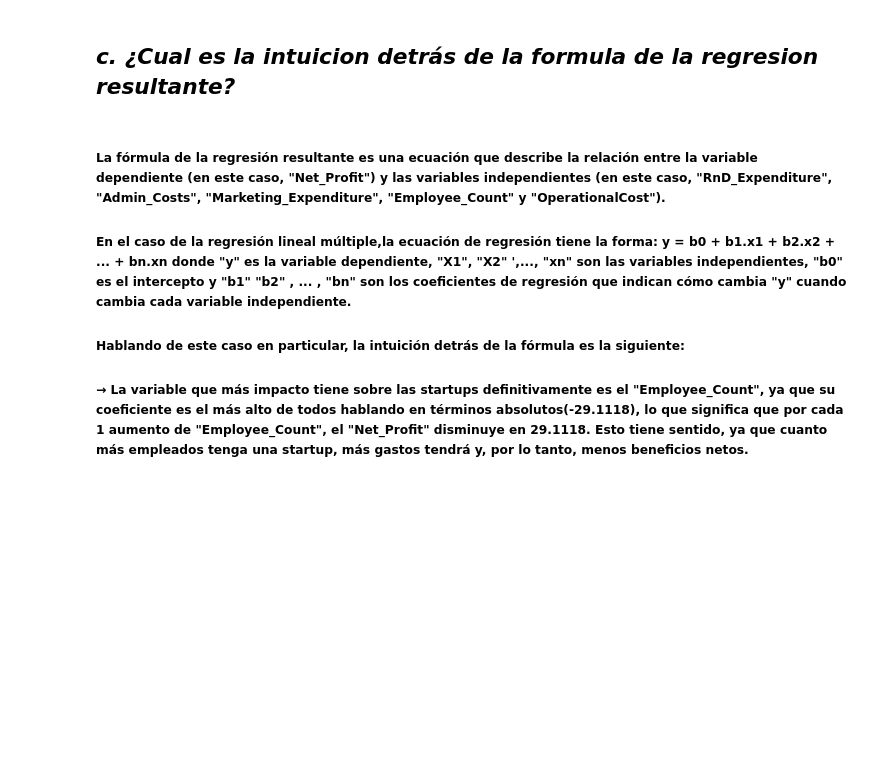
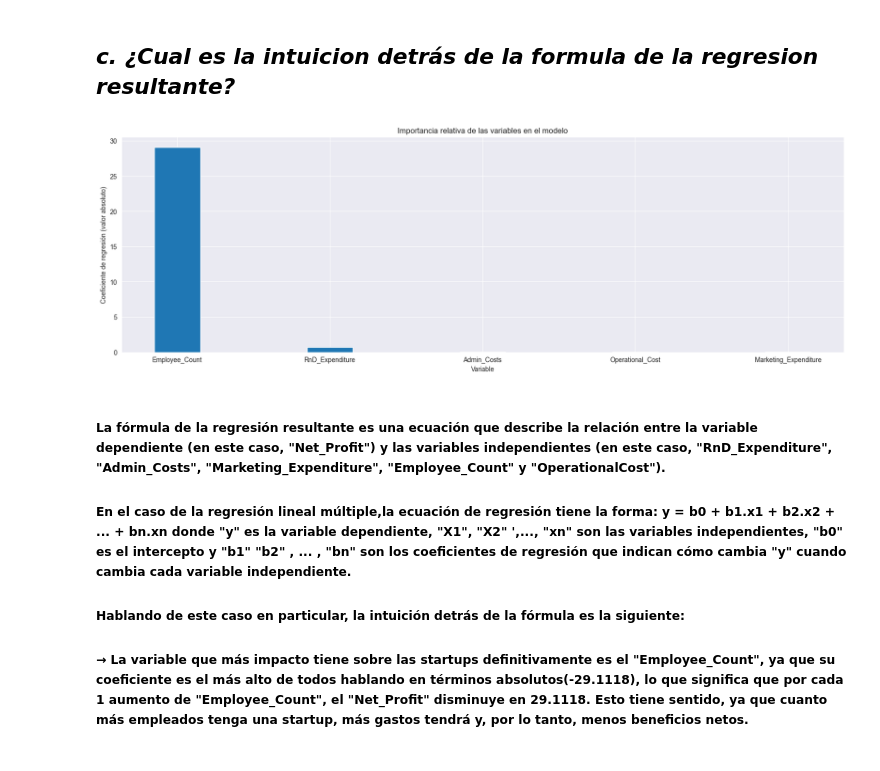
Before and after one commit to lnastri25/POO_UCEMA, a Jupyter notebook: trabajos_practicos/tp_datos/3-startups/startups.ipynb, the cells around one changed output. Drawn from its saved outputs; the diff is of its cells as text; code cells hidden in the pictures; blank space fills up the shorter version.

```diff
--- a/trabajos_practicos/tp_datos/3-startups/startups.ipynb
+++ b/trabajos_practicos/tp_datos/3-startups/startups.ipynb
@@ -291,6 +266,19 @@ strong multicollinearity problems or that the design matrix is singular.
 ___
 # %% [markdown]
 ## ***c. ¿Cual es la intuicion detrás de la formula de la regresion resultante?***
+# %%
+coeficientes_absolutos = abs(modelo1.params.drop('Intercept'))
+coef_sorted = coeficientes_absolutos.sort_values(ascending=False)
+# %%
+plt.figure(figsize=(20, 6))
+plt.bar(coef_sorted.index, coef_sorted, width=0.3)
+plt.xlabel('Variable')
+plt.ylabel('Coeficiente de regresión (valor absoluto)')
+plt.title('Importancia relativa de las variables en el modelo')
+sns.set_style("darkgrid")
+plt.show()
+# %% [output]
+[figure, added]
 # %% [markdown]
 ##### La fórmula de la regresión resultante es una ecuación que describe la relación entre la variable dependiente (en este caso, "Net_Profit") y las variables independientes (en este caso, "RnD_Expenditure", "Admin_Costs", "Marketing_Expenditure", "Employee_Count" y "OperationalCost").
 
```
Also changed, not shown: parts of 9 cells of this notebook, 1 other file.
